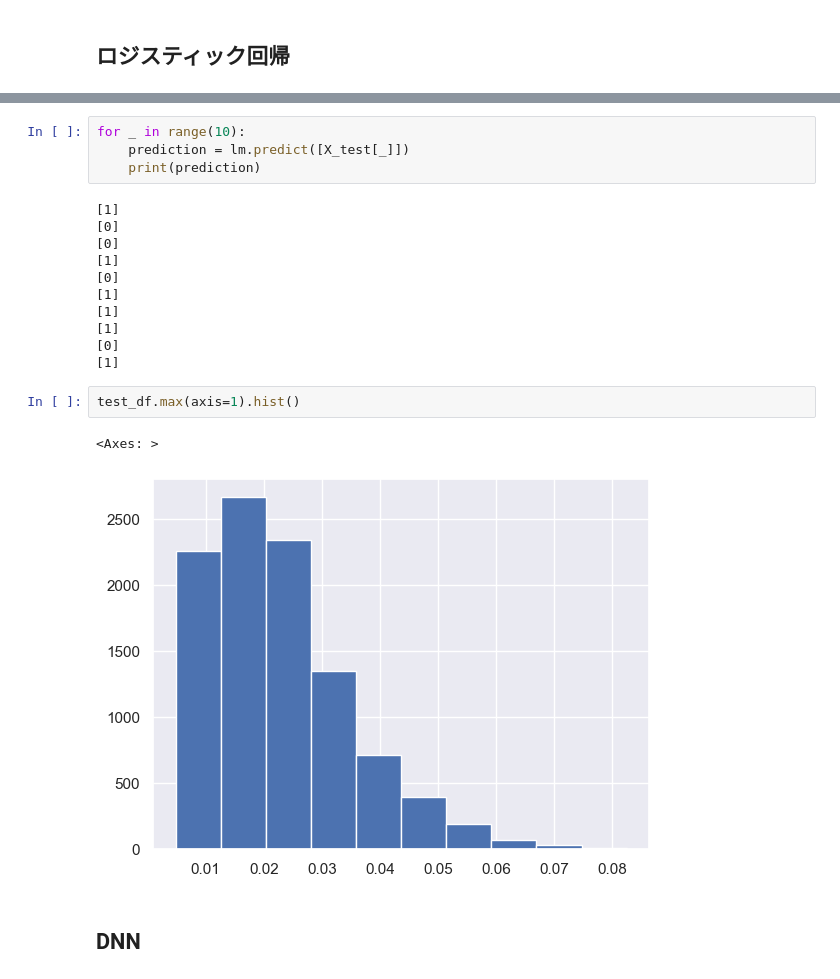
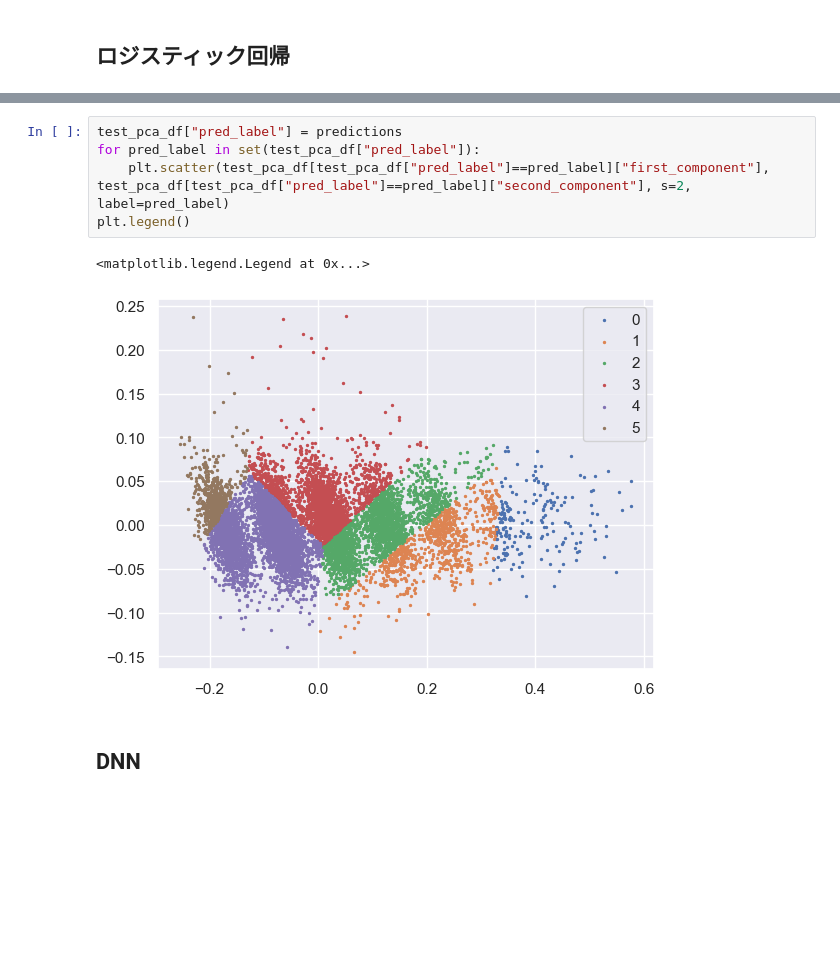
Before and after one commit to KeisukeTTTT/PhotonClustering, a Jupyter notebook: src/process.ipynb, the cells around one changed output, grey strips where cells are left out. Drawn from its saved outputs; the diff is of its cells as text; blank space fills up the shorter version.

```diff
--- a/src/process.ipynb
+++ b/src/process.ipynb
@@ -247,23 +251,11 @@ y_train : (10000,)
-# %%
-for _ in range(10):
-    prediction = lm.predict([X_test[_]])
-    print(prediction)
-# %% [output]
-[1]
-[0]
-[0]
-[1]
-[0]
-[1]
-[1]
-[1]
-[0]
-[1]
-# %%
-test_df.max(axis=1).hist()
-# %% [output]
-<Axes: >
-[figure, removed]
+# %%
+test_pca_df["pred_label"] = predictions
+for pred_label in set(test_pca_df["pred_label"]):
+    plt.scatter(test_pca_df[test_pca_df["pred_label"]==pred_label]["first_component"], test_pca_df[test_pca_df["pred_label"]==pred_label]["second_component"], s=2, label=pred_label)
+plt.legend()
+# %% [output]
+<matplotlib.legend.Legend at 0x...>
+[figure, added]
 # %% [markdown]
 ## DNN
 # %%
```
Also changed, not shown: parts of 10 cells of this notebook, 1 other file.
